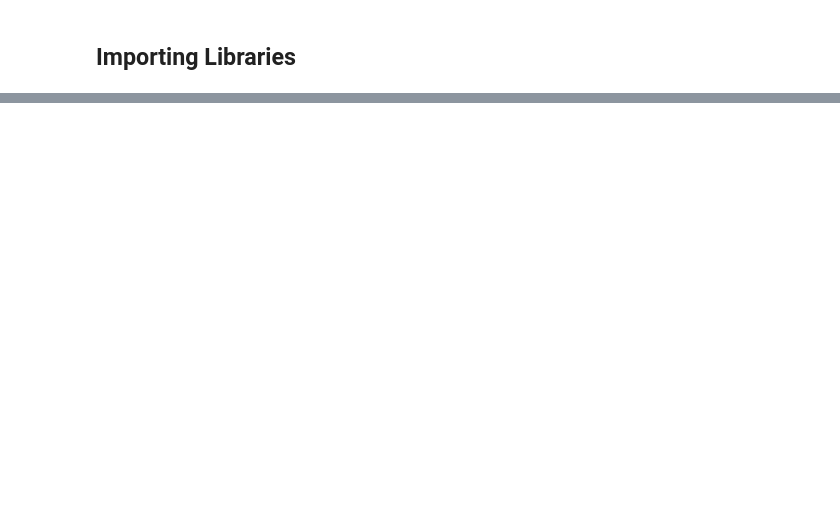
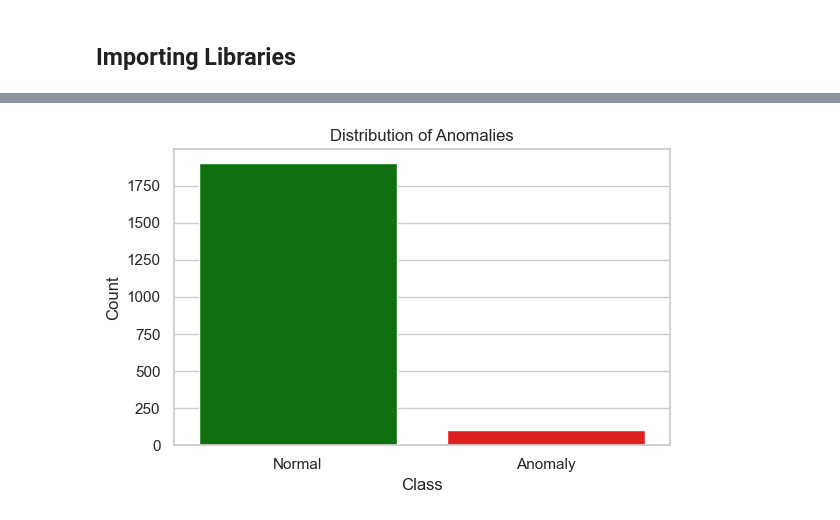
Before and after one commit to anshkedia-04/CSI_PROJECT, a Jupyter notebook: notebooks/anomaly_detection.ipynb, the cells around one changed output, grey strips where cells are left out. Saved outputs shown, nothing was run; the diff lists cells and outputs as text; code cells hidden in the pictures; blank space fills up the shorter version.

```diff
--- a/notebooks/anomaly_detection.ipynb
+++ b/notebooks/anomaly_detection.ipynb
@@ -3,14 +3,11 @@
 # %%
 import pandas as pd
 import numpy as np
+from sklearn.ensemble import IsolationForest
+from sklearn.preprocessing import StandardScaler
+import joblib
 import os
-import joblib
+import matplotlib.pyplot as plt
 import seaborn as sns
-import matplotlib.pyplot as plt
-from sklearn.ensemble import IsolationForest
-from sklearn.model_selection import train_test_split
-from sklearn.preprocessing import StandardScaler
-from tensorflow.keras.models import Model
-from tensorflow.keras.layers import Input, Dense
-from tensorflow.keras.losses import MeanSquaredError
+sns.set(style="whitegrid")
 # %% [markdown]
@@ -18,6 +15,7 @@ from tensorflow.keras.losses import MeanSquaredError
 # %%
 df = pd.read_csv("../data/network_traffic.csv")
-df.dropna(inplace=True)
-df = df.select_dtypes(include=[np.number])
-df.reset_index(drop=True, inplace=True)
+
+X = df.select_dtypes(include=[np.number])
+scaler = StandardScaler()
+X_scaled = scaler.fit_transform(X)
 # %% [markdown]
@@ -25,5 +23,4 @@ df.reset_index(drop=True, inplace=True)
 # %%
-plt.figure(figsize=(10, 6))
-sns.heatmap(df.corr(), cmap='coolwarm')
-plt.title("Correlation Heatmap")
-plt.show()
+isf = IsolationForest(contamination=0.05, random_state=42)
+df['anomaly_score'] = isf.fit_predict(X_scaled)
+df['anomaly'] = df['anomaly_score'].apply(lambda x: 1 if x == -1 else 0)
@@ -39,4 +33,3 @@ X_scaled = scaler.fit_transform(df)
 # %%
-isf = IsolationForest(contamination=0.05, random_state=42)
-df['isf_anomaly'] = isf.fit_predict(X_scaled)
-df['isf_anomaly'] = df['isf_anomaly'].apply(lambda x: 1 if x == -1 else 0)
+df.to_csv("../anomaly_results.csv", index=False)
+print("✅ Model and scaler saved!")
@@ -92,0 +38,11 @@ WARNING:absl:You are saving your model as an HDF5 file via `model.save()` or `ke
+# %%
+plt.figure(figsize=(6, 4))
+sns.countplot(x="anomaly", data=df, palette=["green", "red"])
+plt.xticks([0, 1], ['Normal', 'Anomaly'])
+plt.title("Distribution of Anomalies")
+plt.xlabel("Class")
+plt.ylabel("Count")
+plt.tight_layout()
+plt.show()
+# %% [output]
+[figure, added]
```
Also changed, not shown: parts of 14 cells of this notebook, 7 other files.
